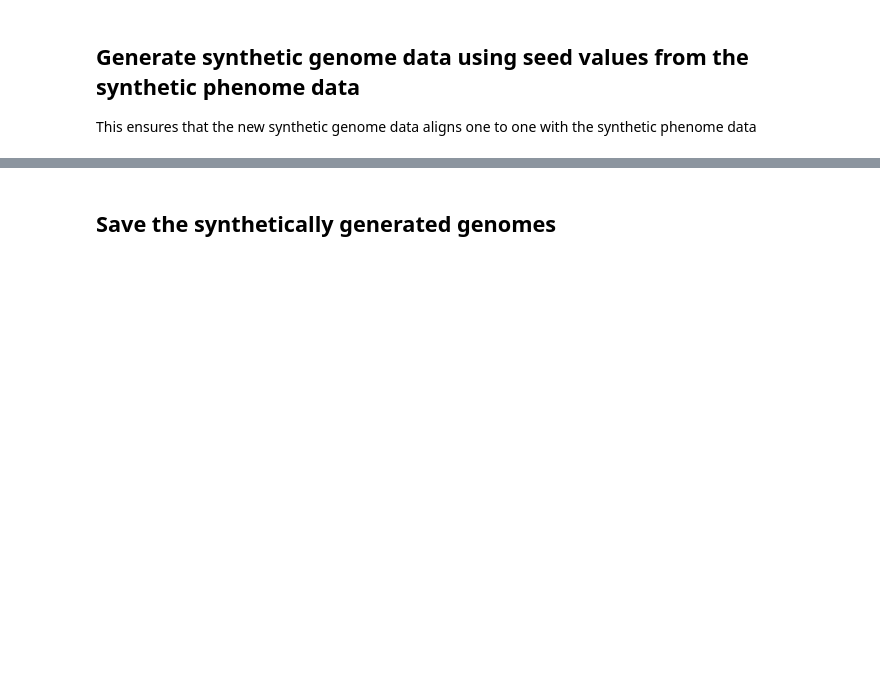
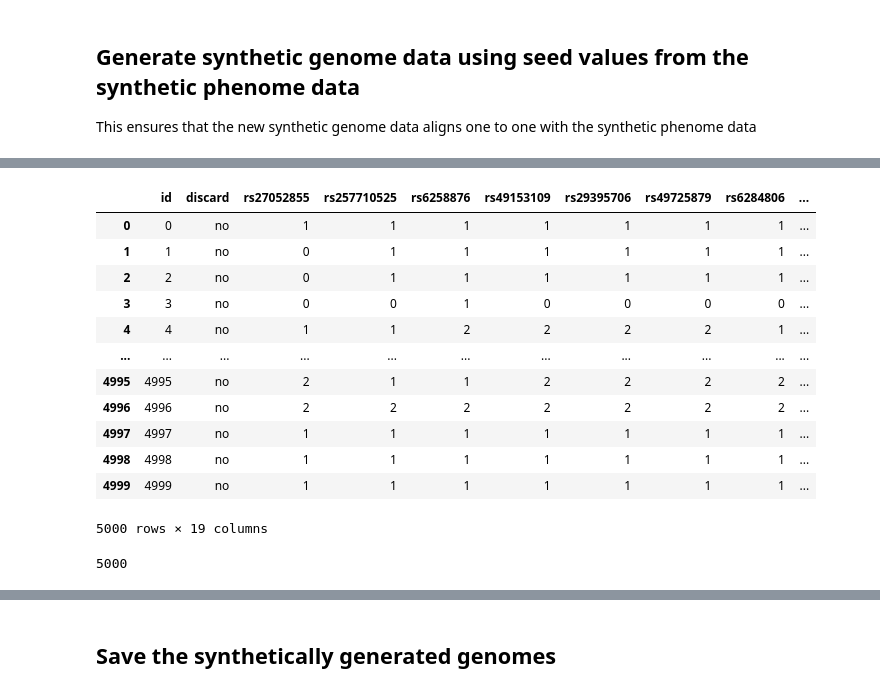
Before and after one commit to gretelai/synthetic-data-genomics, a Jupyter notebook: synthetics/04_create_synthetic_mouse_genomes.ipynb, the cells around one changed output, grey strips where cells are left out. Saved outputs shown, nothing was run; the diff lists cells and outputs as text; code cells hidden in the pictures; blank space fills up the shorter version.

```diff
--- a/synthetics/04_create_synthetic_mouse_genomes.ipynb
+++ b/synthetics/04_create_synthetic_mouse_genomes.ipynb
@@ -92,9 +152,12 @@ In this step, we will task the worker running in the Gretel cloud, or locally, t
-# %%
-from gretel_client.helpers import poll
-
-
-model = project.create_model_obj(model_config=config)
-model.data_source = tmp_path
-model.submit(upload_data_source=True)
-
-poll(model)
+# %%
+# Define a function to submit a new model for a specific genome batch dataset
+
+def create_model(batch_num):
+    seconds = int(time.time())
+    project_name = "Training genomes" + str(seconds)
+    project = create_project(display_name=project_name)
+    trainpath = batches[batch_num]
+    model = project.create_model_obj(model_config=config)
+    model.data_source = trainpath
+    model.submit(upload_data_source=True)
+    return(model)
@@ -116,10 +249,10 @@ This ensures that the new synthetic genome data aligns one to one with the synth
 seedfile = str(data_path / 'phenome_abBMD_seeds.csv')
 seed_df = pd.read_csv(seedfile)
 
-rh = model.create_record_handler_obj(data_source=seedfile, params={"num_records": len(seed_df)})
+rh = models[0].create_record_handler_obj(data_source=seedfile, params={"num_records": len(seed_df)})
 rh.submit_cloud()
 
 poll(rh)
 
-synthetic_genomes = pd.read_csv(rh.get_artifact_link("data"), compression='gzip')
-synthetic_genomes
+synthetic_genomes_highassoc = pd.read_csv(rh.get_artifact_link("data"), compression='gzip')
+synthetic_genomes_highassoc
@@ -128,13 +310,13 @@ synthetic_genomes
 
 id_col = []
 discard_col = []
-for i in range(len(synthetic_genomes.index)):
+for i in range(len(synthetic_genomes_highassoc.index)):
     id_col.append(i)
     discard_col.append("no")
 
-synthetic_genomes = synthetic_genomes.drop(['abBMD', 'SW16'], axis=1)
+synthetic_genomes_highassoc = synthetic_genomes_highassoc.drop(['abBMD', 'SW16'], axis=1)
 columns = ['id', 'discard']
-columns = columns + list(synthetic_genomes.columns)
-synthetic_genomes["id"] = id_col
-synthetic_genomes["discard"] = discard_col
-synthetic_genomes = synthetic_genomes.filter(columns)
+columns = columns + list(synthetic_genomes_highassoc.columns)
+synthetic_genomes_highassoc["id"] = id_col
+synthetic_genomes_highassoc["discard"] = discard_col
+synthetic_genomes_highassoc = synthetic_genomes_highassoc.filter(columns)
@@ -142,0 +323,20 @@ synthetic_genomes
+# %%
+synthetic_genomes_highassoc
+# %% [output]
+|  | id | discard | rs27052855 | rs257710525 | rs6258876 | rs49153109 | rs29395706 | rs49725879 | rs6284806 | ... |
+| 0 | 0 | no | 1 | 1 | 1 | 1 | 1 | 1 | 1 | ... |
+| 1 | 1 | no | 0 | 1 | 1 | 1 | 1 | 1 | 1 | ... |
+| 2 | 2 | no | 0 | 1 | 1 | 1 | 1 | 1 | 1 | ... |
+| 3 | 3 | no | 0 | 0 | 1 | 0 | 0 | 0 | 0 | ... |
+| 4 | 4 | no | 1 | 1 | 2 | 2 | 2 | 2 | 1 | ... |
+| ... | ... | ... | ... | ... | ... | ... | ... | ... | ... | ... |
+| 4995 | 4995 | no | 2 | 1 | 1 | 2 | 2 | 2 | 2 | ... |
+| 4996 | 4996 | no | 2 | 2 | 2 | 2 | 2 | 2 | 2 | ... |
+| 4997 | 4997 | no | 1 | 1 | 1 | 1 | 1 | 1 | 1 | ... |
+| 4998 | 4998 | no | 1 | 1 | 1 | 1 | 1 | 1 | 1 | ... |
+| 4999 | 4999 | no | 1 | 1 | 1 | 1 | 1 | 1 | 1 | ... |
+5000 rows × 19 columns
+# %%
+len(seed_df)
+# %% [output]
+5000
```
Also changed, not shown: parts of 18 cells of this notebook, 7 other files.
